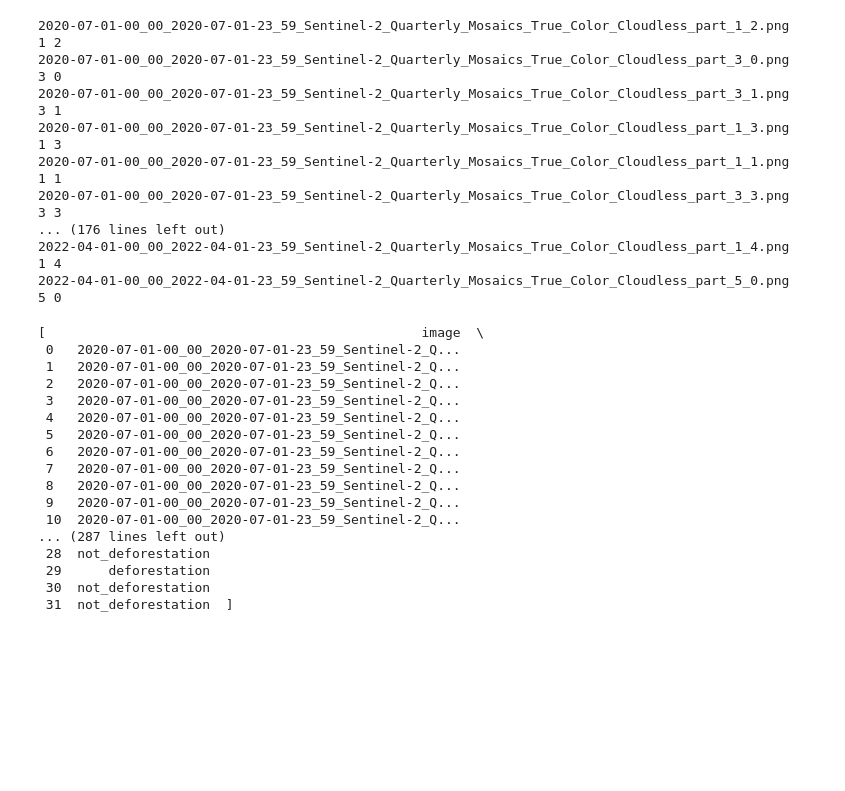
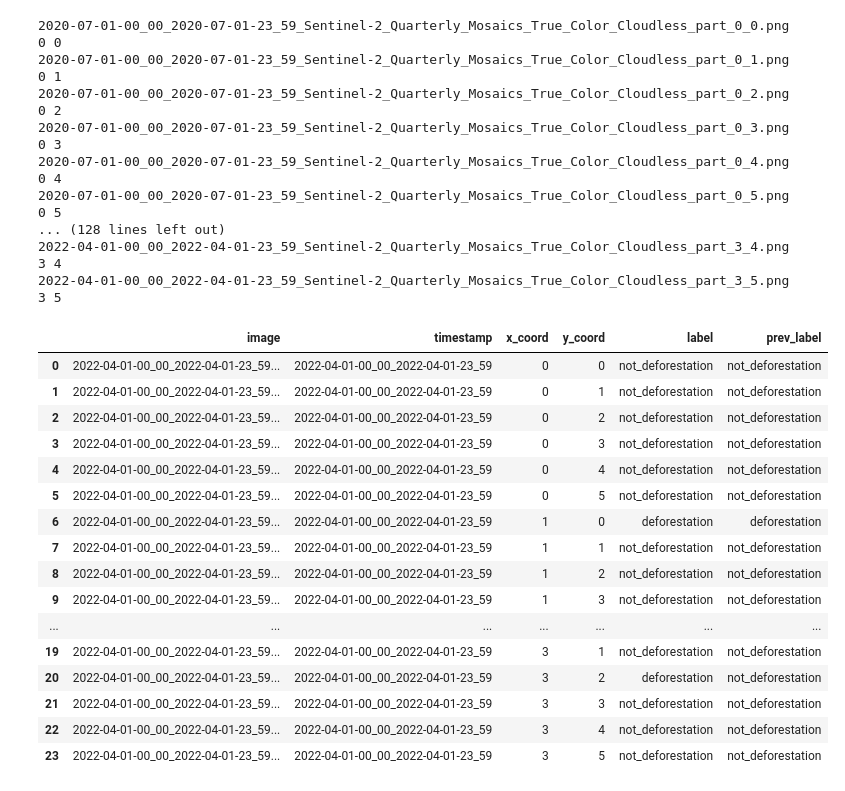
Before and after one commit to davidenberg/Junction_2024, a Jupyter notebook: image_classification/image_classifier_validation.ipynb, the cells around one changed output. Drawn from its saved outputs; the diff is of its cells as text; code cells hidden in the pictures; blank space fills up the shorter version.

```diff
--- a/image_classification/image_classifier_validation.ipynb
+++ b/image_classification/image_classifier_validation.ipynb
@@ -111,65 +113,65 @@ for i, feature_vectors in enumerate(all_features):
     labels = svm.predict(feature_vectors)
     for j, label in enumerate(labels):
         image_name = deforestation_dataframes[i]["image"][j].split('/')[-1]
         print(image_name)
         timestamp = image_name.split("_S")[0]
         x_coord = image_name.split('_')[-2]
         y_coord = (image_name.split('_')[-1]).split('.')[0]
         print(x_coord, y_coord)
         if i != 0:
             previous_label = deforestation_dataframes[i - 1]["label"][j]
         else:
             previous_label = "not_deforestation"
 
         # data = {"image": image_name,
         #         "timestamp": timestamp,
         #         "x_coord": x_coord,
         #         "y_coord": y_coord,
         #         "label": label,
         #         "previous_label": previous_label
         #         }
         deforestation_dataframes[i].loc[j, ["image", "timestamp", "x_coord", "y_coord", "label", "prev_label"]] = [image_name, timestamp, x_coord, y_coord, label, previous_label]
 
 # Calculate accuracy
 # accuracy = accuracy_score(y_test, y_pred)
 # recall = recall_score(y_test, y_pred, pos_label="deforestation")
 # precision = precision_score(y_test, y_pred, pos_label="deforestation")
 # print(f'Accuracy: {accuracy * 100:.2f}%')
 # print(f'Recall: {recall * 100:.2f}%')
 # print(f'Precision: {precision * 100:.2f}%')
-display(deforestation_dataframes)
+display(deforestation_dataframes[2])
 # %% [output]
-2020-07-01-00_00_2020-07-01-23_59_Sentinel-2_Quarterly_Mosaics_True_Color_Cloudless_part_1_2.png
-1 2
-2020-07-01-00_00_2020-07-01-23_59_Sentinel-2_Quarterly_Mosaics_True_Color_Cloudless_part_3_0.png
-3 0
-2020-07-01-00_00_2020-07-01-23_59_Sentinel-2_Quarterly_Mosaics_True_Color_Cloudless_part_3_1.png
-3 1
-2020-07-01-00_00_2020-07-01-23_59_Sentinel-2_Quarterly_Mosaics_True_Color_Cloudless_part_1_3.png
-1 3
-2020-07-01-00_00_2020-07-01-23_59_Sentinel-2_Quarterly_Mosaics_True_Color_Cloudless_part_1_1.png
-1 1
-2020-07-01-00_00_2020-07-01-23_59_Sentinel-2_Quarterly_Mosaics_True_Color_Cloudless_part_3_3.png
-3 3
-... (176 lines left out)
-2022-04-01-00_00_2022-04-01-23_59_Sentinel-2_Quarterly_Mosaics_True_Color_Cloudless_part_1_4.png
-1 4
-2022-04-01-00_00_2022-04-01-23_59_Sentinel-2_Quarterly_Mosaics_True_Color_Cloudless_part_5_0.png
-5 0
+2020-07-01-00_00_2020-07-01-23_59_Sentinel-2_Quarterly_Mosaics_True_Color_Cloudless_part_0_0.png
+0 0
+2020-07-01-00_00_2020-07-01-23_59_Sentinel-2_Quarterly_Mosaics_True_Color_Cloudless_part_0_1.png
+0 1
+2020-07-01-00_00_2020-07-01-23_59_Sentinel-2_Quarterly_Mosaics_True_Color_Cloudless_part_0_2.png
+0 2
+2020-07-01-00_00_2020-07-01-23_59_Sentinel-2_Quarterly_Mosaics_True_Color_Cloudless_part_0_3.png
+0 3
+2020-07-01-00_00_2020-07-01-23_59_Sentinel-2_Quarterly_Mosaics_True_Color_Cloudless_part_0_4.png
+0 4
+2020-07-01-00_00_2020-07-01-23_59_Sentinel-2_Quarterly_Mosaics_True_Color_Cloudless_part_0_5.png
+0 5
+... (128 lines left out)
+2022-04-01-00_00_2022-04-01-23_59_Sentinel-2_Quarterly_Mosaics_True_Color_Cloudless_part_3_4.png
+3 4
+2022-04-01-00_00_2022-04-01-23_59_Sentinel-2_Quarterly_Mosaics_True_Color_Cloudless_part_3_5.png
+3 5
-[                                                image  \
- 0   2020-07-01-00_00_2020-07-01-23_59_Sentinel-2_Q...
- 1   2020-07-01-00_00_2020-07-01-23_59_Sentinel-2_Q...
- 2   2020-07-01-00_00_2020-07-01-23_59_Sentinel-2_Q...
- 3   2020-07-01-00_00_2020-07-01-23_59_Sentinel-2_Q...
- 4   2020-07-01-00_00_2020-07-01-23_59_Sentinel-2_Q...
- 5   2020-07-01-00_00_2020-07-01-23_59_Sentinel-2_Q...
- 6   2020-07-01-00_00_2020-07-01-23_59_Sentinel-2_Q...
- 7   2020-07-01-00_00_2020-07-01-23_59_Sentinel-2_Q...
- 8   2020-07-01-00_00_2020-07-01-23_59_Sentinel-2_Q...
- 9   2020-07-01-00_00_2020-07-01-23_59_Sentinel-2_Q...
- 10  2020-07-01-00_00_2020-07-01-23_59_Sentinel-2_Q...
-... (287 lines left out)
- 28  not_deforestation
- 29      deforestation
- 30  not_deforestation
- 31  not_deforestation  ]
+|  | image | timestamp | x_coord | y_coord | label | prev_label |
+| 0 | 2022-04-01-00_00_2022-04-01-23_59... | 2022-04-01-00_00_2022-04-01-23_59 | 0 | 0 | not_deforestation | not_deforestation |
+| 1 | 2022-04-01-00_00_2022-04-01-23_59... | 2022-04-01-00_00_2022-04-01-23_59 | 0 | 1 | not_deforestation | not_deforestation |
+| 2 | 2022-04-01-00_00_2022-04-01-23_59... | 2022-04-01-00_00_2022-04-01-23_59 | 0 | 2 | not_deforestation | not_deforestation |
+| 3 | 2022-04-01-00_00_2022-04-01-23_59... | 2022-04-01-00_00_2022-04-01-23_59 | 0 | 3 | not_deforestation | not_deforestation |
+| 4 | 2022-04-01-00_00_2022-04-01-23_59... | 2022-04-01-00_00_2022-04-01-23_59 | 0 | 4 | not_deforestation | not_deforestation |
+| 5 | 2022-04-01-00_00_2022-04-01-23_59... | 2022-04-01-00_00_2022-04-01-23_59 | 0 | 5 | not_deforestation | not_deforestation |
+| 6 | 2022-04-01-00_00_2022-04-01-23_59... | 2022-04-01-00_00_2022-04-01-23_59 | 1 | 0 | deforestation | deforestation |
+| 7 | 2022-04-01-00_00_2022-04-01-23_59... | 2022-04-01-00_00_2022-04-01-23_59 | 1 | 1 | not_deforestation | not_deforestation |
+| 8 | 2022-04-01-00_00_2022-04-01-23_59... | 2022-04-01-00_00_2022-04-01-23_59 | 1 | 2 | not_deforestation | not_deforestation |
+| 9 | 2022-04-01-00_00_2022-04-01-23_59... | 2022-04-01-00_00_2022-04-01-23_59 | 1 | 3 | not_deforestation | not_deforestation |
+| ... | ... | ... | ... | ... | ... | ... |
+| 19 | 2022-04-01-00_00_2022-04-01-23_59... | 2022-04-01-00_00_2022-04-01-23_59 | 3 | 1 | not_deforestation | not_deforestation |
+| 20 | 2022-04-01-00_00_2022-04-01-23_59... | 2022-04-01-00_00_2022-04-01-23_59 | 3 | 2 | deforestation | not_deforestation |
+| 21 | 2022-04-01-00_00_2022-04-01-23_59... | 2022-04-01-00_00_2022-04-01-23_59 | 3 | 3 | not_deforestation | not_deforestation |
+| 22 | 2022-04-01-00_00_2022-04-01-23_59... | 2022-04-01-00_00_2022-04-01-23_59 | 3 | 4 | not_deforestation | not_deforestation |
+| 23 | 2022-04-01-00_00_2022-04-01-23_59... | 2022-04-01-00_00_2022-04-01-23_59 | 3 | 5 | not_deforestation | not_deforestation |
```
Also changed, not shown: parts of 1 cell of this notebook.
